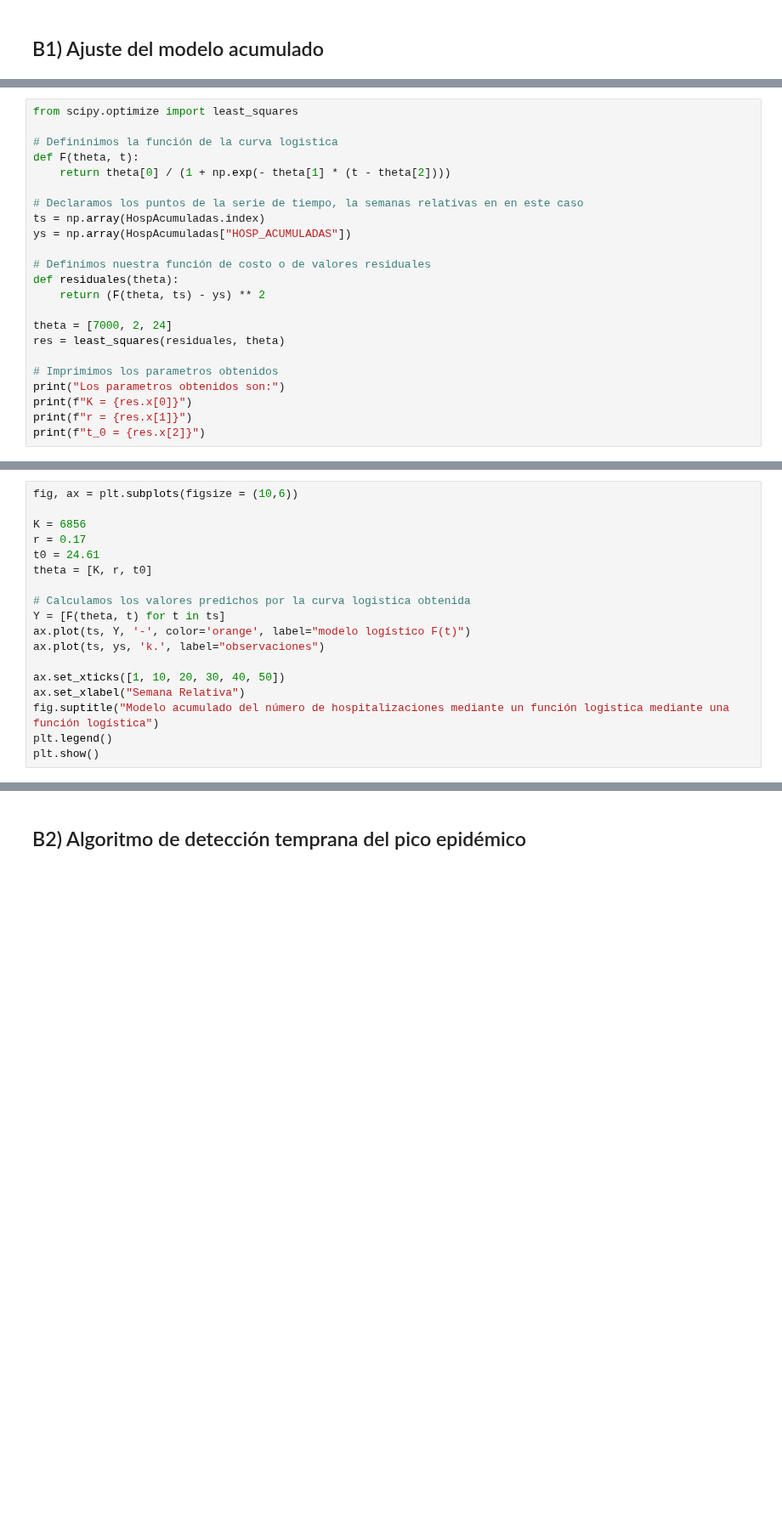
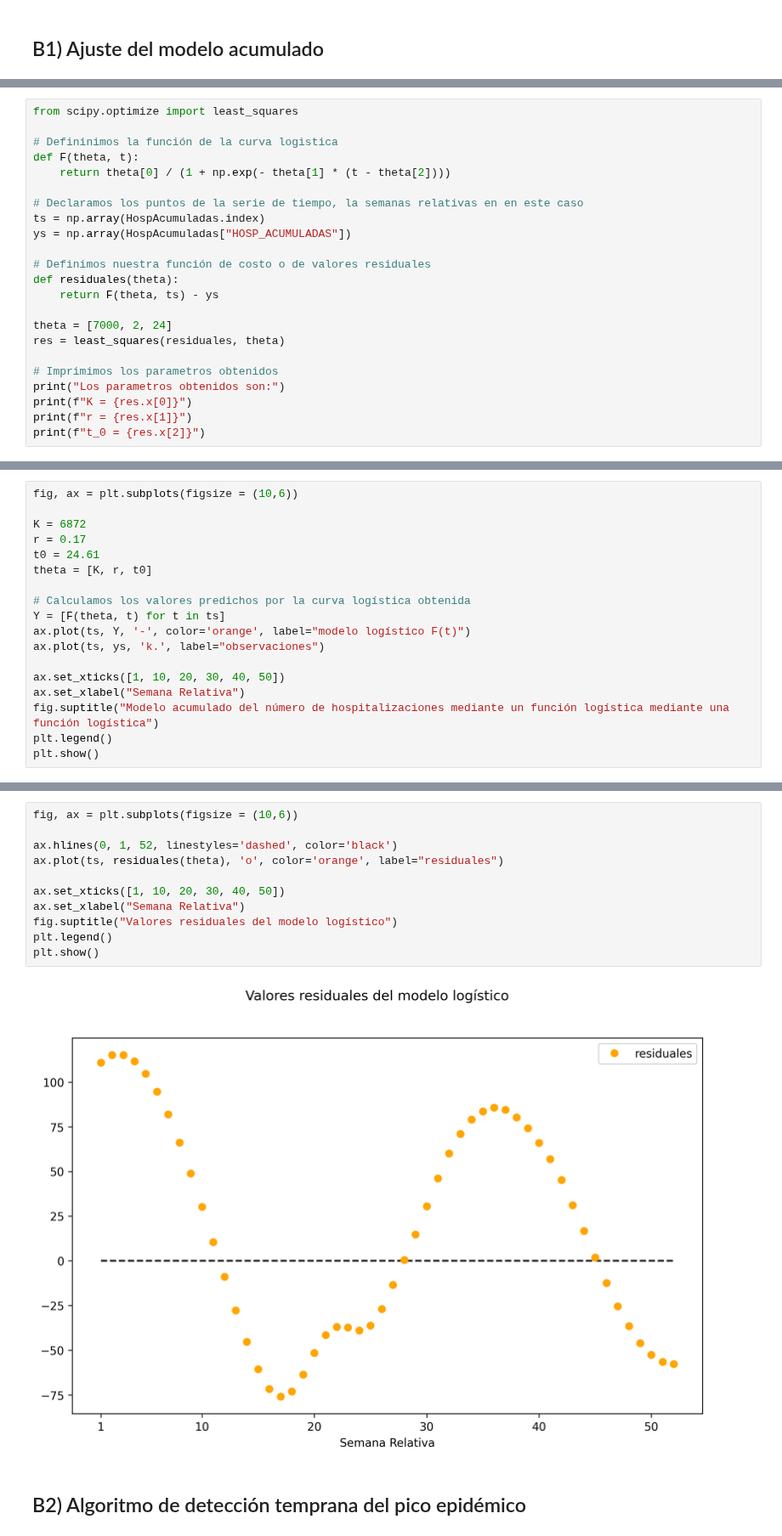
Before and after one commit to skiourosnet/Analisis-Numerico, a Jupyter notebook: Analisis de datos de influenza/Análisis de datos de Influenza.ipynb, the cells around one changed output, grey strips where cells are left out. Shown at 85% size. Cells and saved outputs as stored; diff of their text form; blank space fills up the shorter version.

```diff
--- a/Analisis de datos de influenza/Análisis de datos de Influenza.ipynb
+++ b/Analisis de datos de influenza/Análisis de datos de Influenza.ipynb
@@ -367,7 +367,7 @@ ys = np.array(HospAcumuladas["HOSP_ACUMULADAS"])
 
 # Definimos nuestra función de costo o de valores residuales
 def residuales(theta):
-    return (F(theta, ts) - ys) ** 2
+    return F(theta, ts) - ys
 
 theta = [7000, 2, 24]
 res = least_squares(residuales, theta)
@@ -390,19 +390,19 @@ Redondearemos los parametros de manera que
 # %%
 fig, ax = plt.subplots(figsize = (10,6))
 
-K = 6856
+K = 6872
 r = 0.17
 t0 = 24.61
 theta = [K, r, t0]
 
-# Calculamos los valores predichos por la curva logistica obtenida
+# Calculamos los valores predichos por la curva logística obtenida
 Y = [F(theta, t) for t in ts]
 ax.plot(ts, Y, '-', color='orange', label="modelo logístico F(t)")
 ax.plot(ts, ys, 'k.', label="observaciones")
 
 ax.set_xticks([1, 10, 20, 30, 40, 50])
 ax.set_xlabel("Semana Relativa")
-fig.suptitle("Modelo acumulado del número de hospitalizaciones mediante un función logistica mediante una función logística")
+fig.suptitle("Modelo acumulado del número de hospitalizaciones mediante un función logística mediante una función logística")
 plt.legend()
 plt.show()
 # %% [output]
@@ -415,2 +417,15 @@ $$
+# %%
+fig, ax = plt.subplots(figsize = (10,6))
+
+ax.hlines(0, 1, 52, linestyles='dashed', color='black')
+ax.plot(ts, residuales(theta), 'o', color='orange', label="residuales")
+
+ax.set_xticks([1, 10, 20, 30, 40, 50])
+ax.set_xlabel("Semana Relativa")
+fig.suptitle("Valores residuales del modelo logístico")
+plt.legend()
+plt.show()
+# %% [output]
+[figure, added]
 # %% [markdown]
 ## B2) Algoritmo de detección temprana del pico epidémico
```
Also changed, not shown: parts of 25 cells of this notebook.
